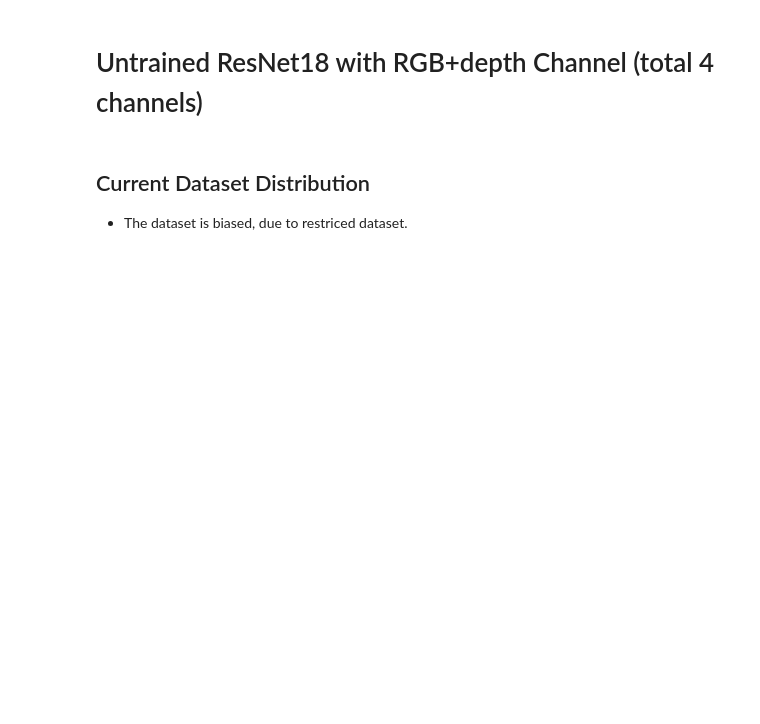
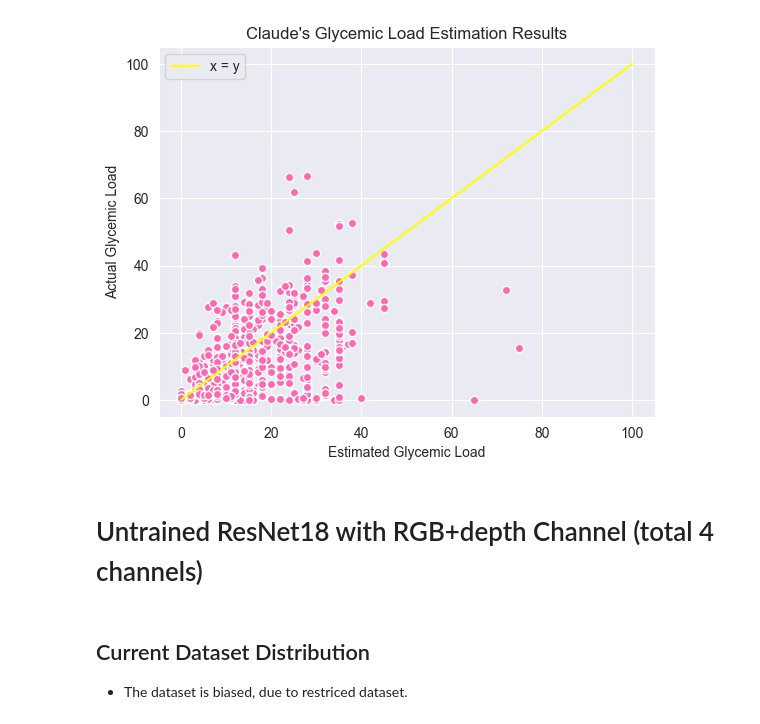
Before and after one commit to RotemGeva226/GlycemicLoad, a Jupyter notebook: Portions Estimation/notebooks/project_log.ipynb, the cells around one changed output. Cells and saved outputs as stored; diff of their text form; code cells hidden in the pictures; blank space fills up the shorter version.

```diff
--- a/Portions Estimation/notebooks/project_log.ipynb
+++ b/Portions Estimation/notebooks/project_log.ipynb
@@ -1,3 +7,9 @@
+# %%
+from IPython.display import Image, display
+image_path = r"C:\Users\rotem.geva\PycharmProjects\GlycemicLoad\Portions Estimation\outputs\visualizations\Claude Glycemic Estimation Results.png"
+display(Image(filename=image_path))
+# %% [output]
+[figure, added]
 # %% [markdown]
 # Untrained ResNet18 with RGB+depth Channel (total 4 channels)
 # %% [markdown]
```
Also changed, not shown: parts of 1 cell of this notebook.
